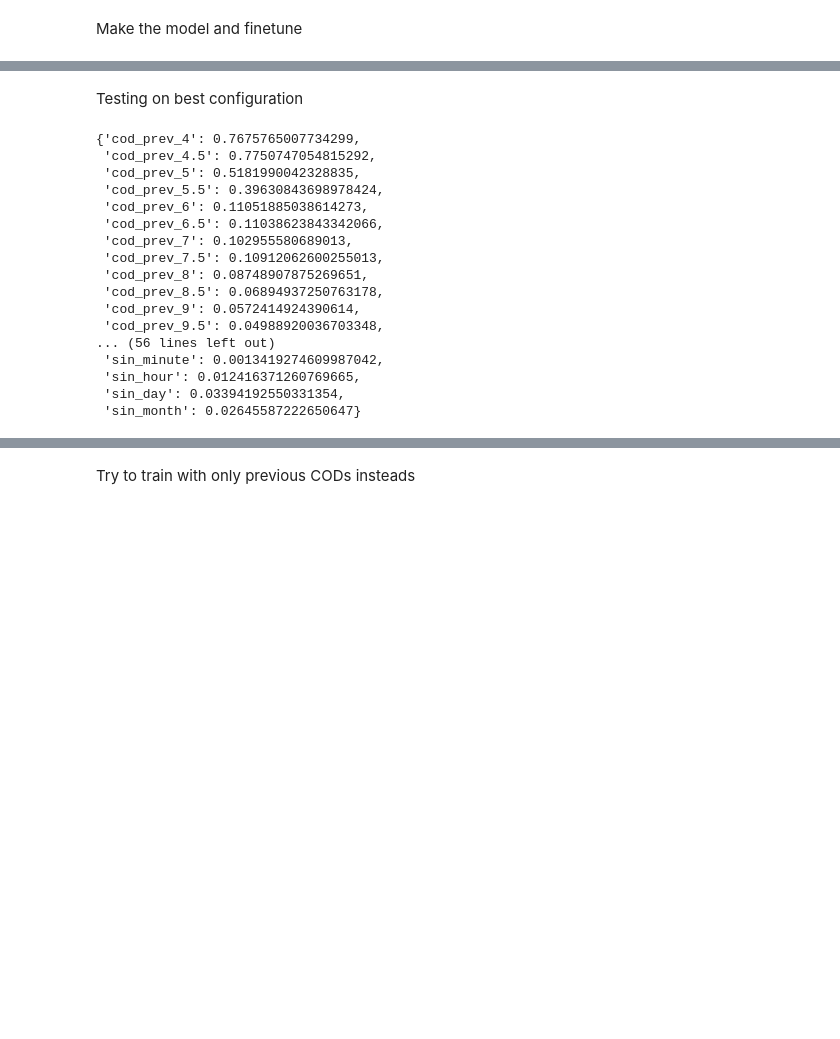
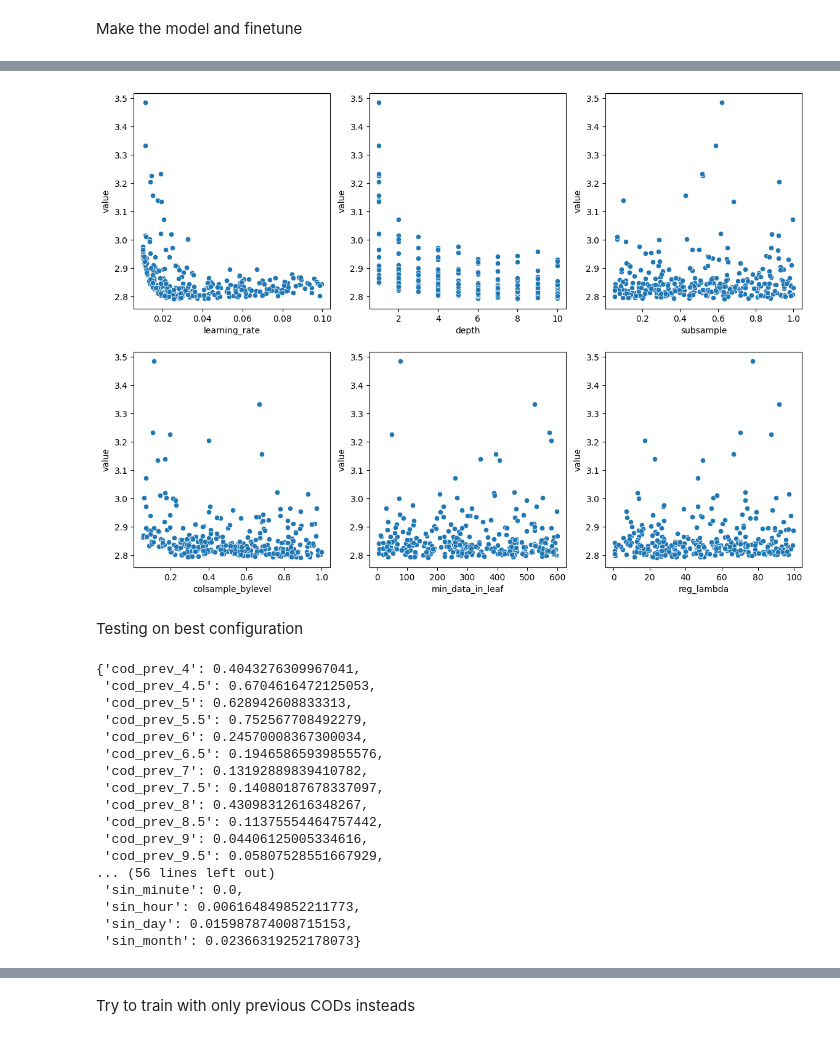
Before and after one commit to justpqa/Predict_NMXLNT, a Jupyter notebook: model_building.ipynb, the cells around one changed output, grey strips where cells are left out. Drawn from its saved outputs; the diff is of its cells as text; code cells hidden in the pictures; blank space fills up the shorter version.

```diff
--- a/model_building.ipynb
+++ b/model_building.ipynb
@@ -455,3 +424,8 @@ Best RMSLE: 2.7891876532671587
+# %%
+study_df = get_study_df("catboost_101_200_study")
+params_value_viz(study_df)
+# %% [output]
+[figure, added]
 # %% [markdown]
 Testing on best configuration
 # %%
@@ -466,9 +440,9 @@ params = {
     "n_estimators": 200,
     "verbosity": 0,
     "enable_categorical": True,
-    "random_state": 101
+    "random_state": default_random_state
 }
-best_params_xgboost = get_best_params_from_file("xgboost_study")
+best_params_xgboost = get_best_params_from_file(f"xgboost_{default_random_state}_{default_n_trees}_study")
 for p in best_params_xgboost:
     params[p] = best_params_xgboost[p]
 
@@ -487,23 +461,23 @@ for i in range(5):
 feature_importances
 # Seems like only COD features are important (can try to only use 4-8 hours if 4-13 hours does not work well)
 # %% [output]
-{'cod_prev_4': 0.7675765007734299,
- 'cod_prev_4.5': 0.7750747054815292,
- 'cod_prev_5': 0.5181990042328835,
- 'cod_prev_5.5': 0.39630843698978424,
- 'cod_prev_6': 0.11051885038614273,
- 'cod_prev_6.5': 0.11038623843342066,
- 'cod_prev_7': 0.102955580689013,
- 'cod_prev_7.5': 0.10912062600255013,
- 'cod_prev_8': 0.08748907875269651,
- 'cod_prev_8.5': 0.06894937250763178,
- 'cod_prev_9': 0.0572414924390614,
- 'cod_prev_9.5': 0.04988920036703348,
+{'cod_prev_4': 0.4043276309967041,
+ 'cod_prev_4.5': 0.6704616472125053,
+ 'cod_prev_5': 0.628942608833313,
+ 'cod_prev_5.5': 0.752567708492279,
+ 'cod_prev_6': 0.24570008367300034,
+ 'cod_prev_6.5': 0.19465865939855576,
+ 'cod_prev_7': 0.13192889839410782,
+ 'cod_prev_7.5': 0.14080187678337097,
+ 'cod_prev_8': 0.43098312616348267,
+ 'cod_prev_8.5': 0.11375554464757442,
+ 'cod_prev_9': 0.04406125005334616,
+ 'cod_prev_9.5': 0.05807528551667929,
 ... (56 lines left out)
- 'sin_minute': 0.0013419274609987042,
- 'sin_hour': 0.012416371260769665,
- 'sin_day': 0.03394192550331354,
- 'sin_month': 0.02645587222650647}
+ 'sin_minute': 0.0,
+ 'sin_hour': 0.006164849852211773,
+ 'sin_day': 0.015987874008715153,
+ 'sin_month': 0.02366319252178073}
 # %%
 params = {
     "n_estimators": 200,
```
Also changed, not shown: parts of 78 cells of this notebook, 8 other files.
